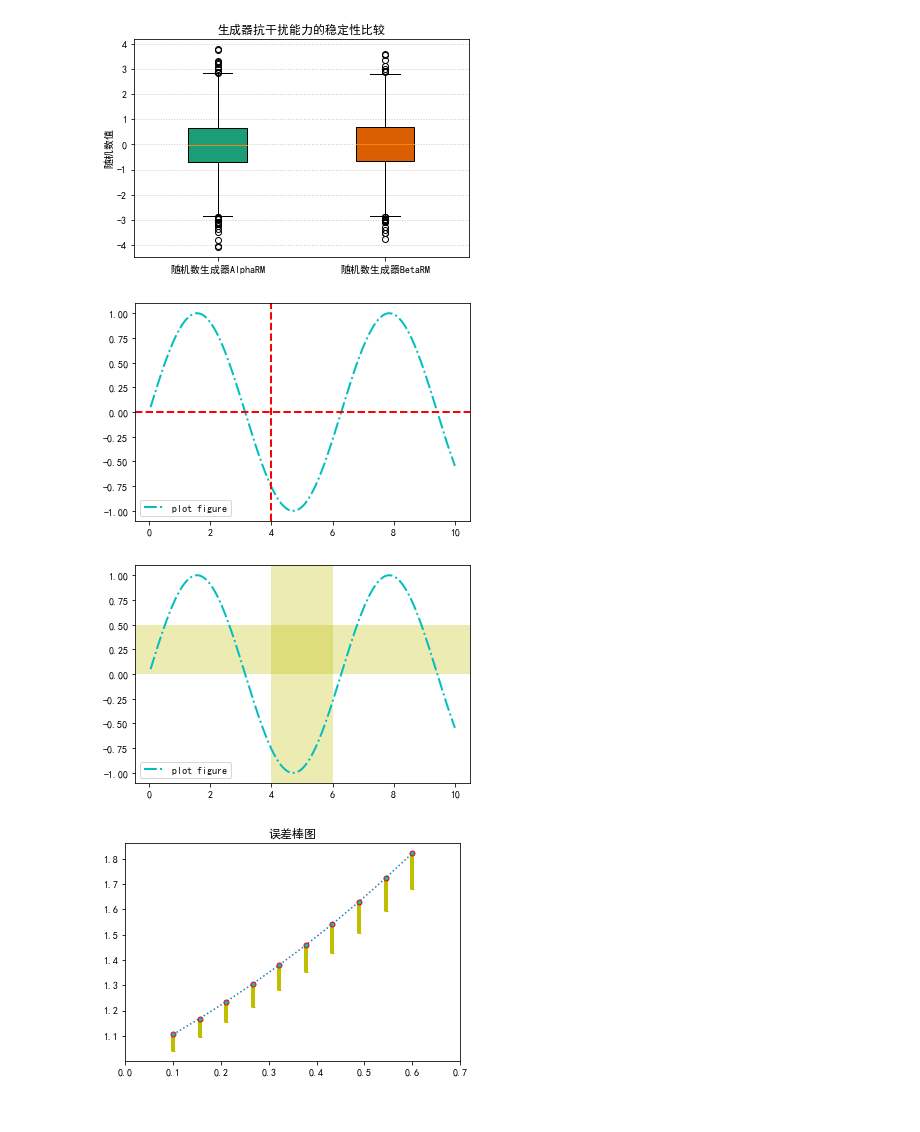
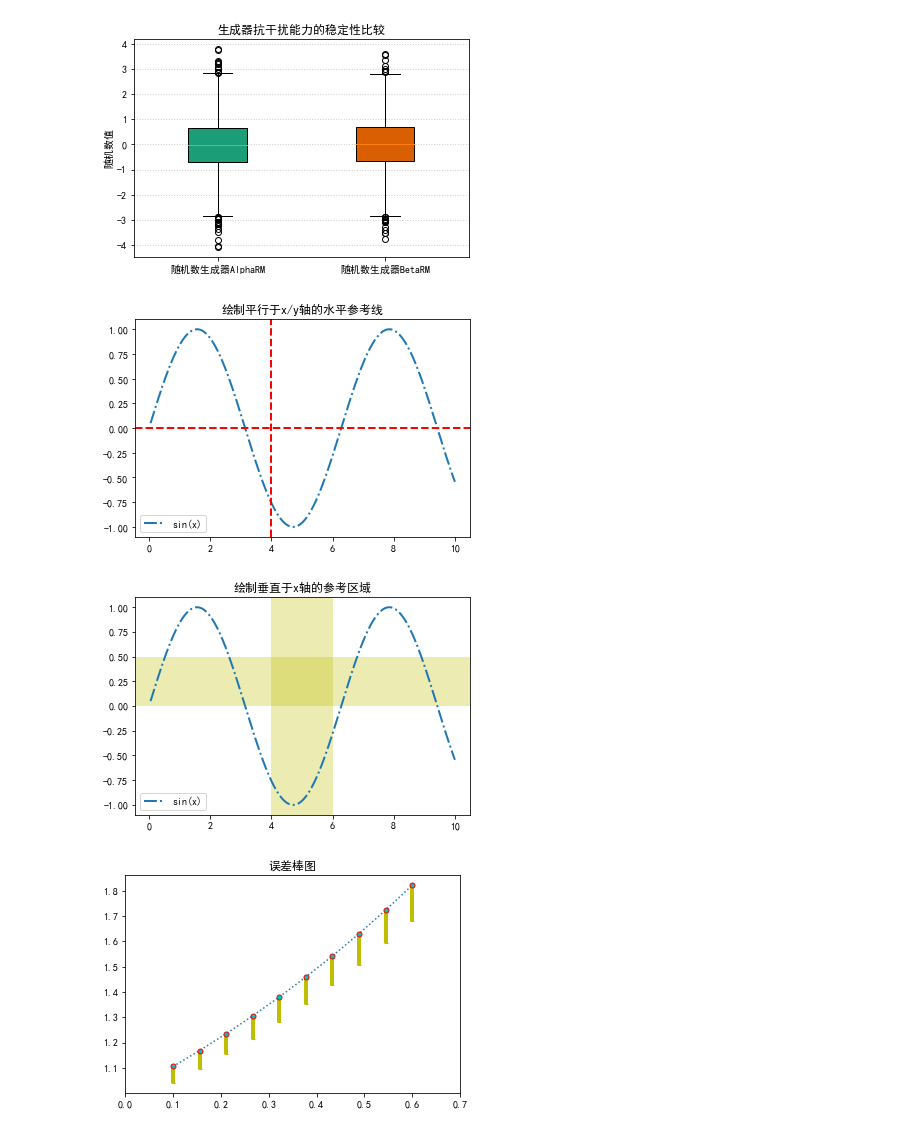
Before and after one commit to yangyezhuang/Matplotlib, a Jupyter notebook: jupyter/实用图集.ipynb, the cells around one changed output. Saved outputs shown, nothing was run; the diff lists cells and outputs as text; code cells hidden in the pictures.

```diff
--- a/jupyter/实用图集.ipynb
+++ b/jupyter/实用图集.ipynb
@@ -340,31 +345,34 @@ plt.show()
 # %%
 x = np.linspace(0.05, 10, 1000)
 y = np.sin(x)
 
-plt.plot(x, y, ls="-.", lw=2, c="c", label="plot figure")
-plt.legend()
+plt.plot(x, y, ls="-.", lw=2, label="sin(x)")
 
-# 函数axhline()、axvline()——绘制平行于x/y轴的水平参考线
+# 函数axhline()、axvline()绘制平行于x/y轴的水平参考线
+plt.title('绘制平行于x/y轴的水平参考线')
 plt.axhline(y=0.0, c='r', ls='--', lw=2)
 plt.axvline(x=4, c='r', ls='--', lw=2)
 
+plt.legend()
 plt.show()
 # %% [output]
-[figure, old version]
+[figure, new version]
 # %%
 x = np.linspace(0.05, 10, 1000)
 y = np.sin(x)
 
-plt.plot(x, y, ls="-.", lw=2, c="c", label="plot figure")
-plt.legend()
+plt.plot(x, y, ls="-.", lw=2,  label="sin(x)")
 
-# 函数axvspan()——绘制垂直于x轴的参考区域
+
+# 函数axvspan() 绘制垂直于x轴的参考区域
+plt.title('绘制垂直于x轴的参考区域')
 plt.axhspan(ymin=0.0, ymax=0.5, facecolor='y', alpha=0.3)
 plt.axvspan(xmin=4.0, xmax=6.0, facecolor='y', alpha=0.3)
 
+plt.legend()
 plt.show()
 # %% [output]
-[figure, old version]
+[figure, new version]
 # %%
 x = np.linspace(0.1, 0.6, 10)
 y = np.exp(x)
```
Also changed, not shown: parts of 15 cells of this notebook, 24 other files.
